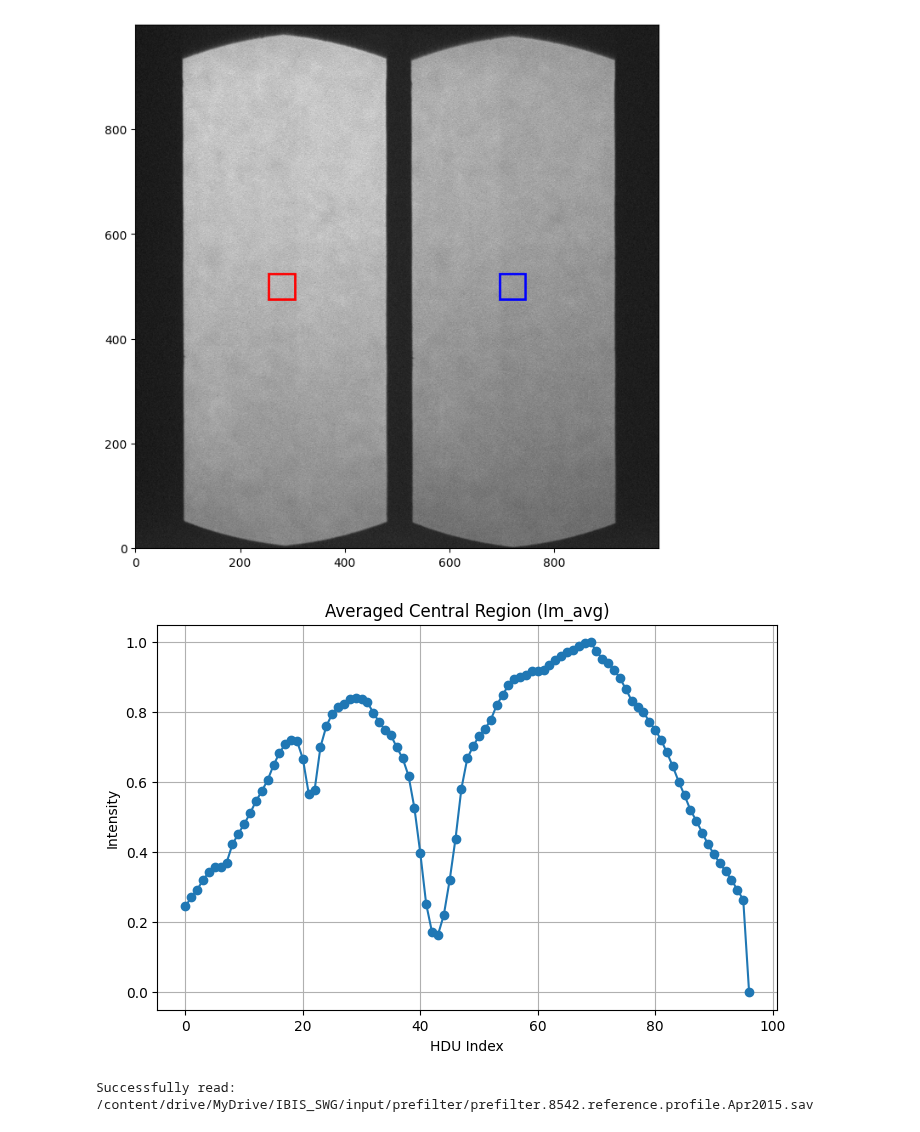
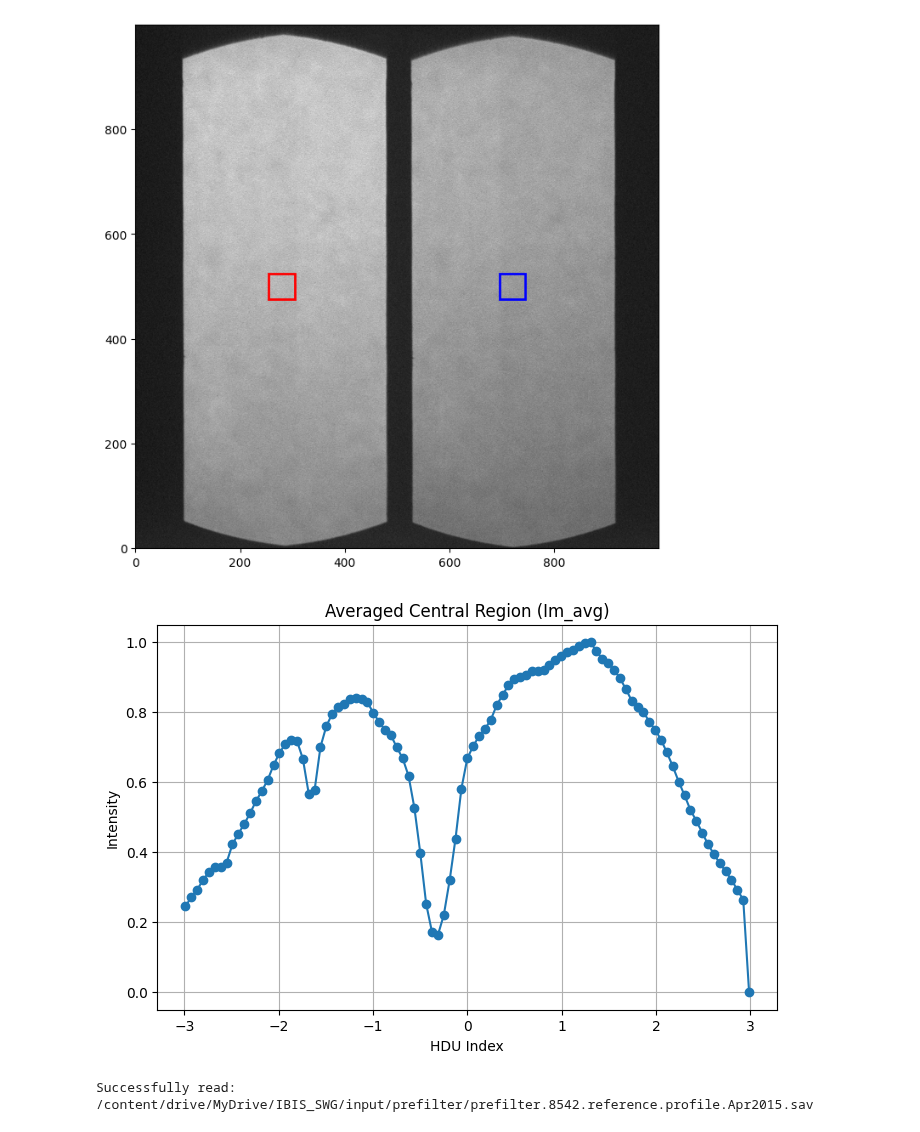
Before and after one commit to FabianaFerrente/ibis_pipeline, a Jupyter notebook: dayshift.ipynb, the cells around one changed output. Cells and saved outputs as stored; diff of their text form; code cells hidden in the pictures.

```diff
--- a/dayshift.ipynb
+++ b/dayshift.ipynb
@@ -9,34 +9,3 @@ from google.colab import drive
 drive.mount('/content/drive')
 # %% [output]
 Mounted at /content/drive
-# %%
-
-
-fits_files = glob.glob("/content/drive/MyDrive/IBIS_SWG/input/ImageSpectralScan/*8542.fits")
-# Check if FITS files exist
-if fits_files:
-    # Open the first FITS file
-    with fits.open(fits_files[0]) as hdul:
-        hdul.info()  # Print summary of HDU list
-
-        # Access primary data
-        image_data = hdul[1].data
-        header = hdul[1].header          #should we do that for all the hdul?
-
-        # Print header and data shape
-        # print(header)
-        if image_data is not None:
-            # print(f"Data shape: {image_data.shape}")
-
-            # Plot the image data
-            plt.figure(figsize=(8, 8))
-            plt.imshow(image_data, cmap='gray', origin='lower')
-            plt.colorbar(label='Intensity')
-            plt.title('FITS Image')
-            plt.xlabel('X Pixel')
-            plt.ylabel('Y Pixel')
-            plt.show()
-        else:
-            print("No data found in the primary HDU.")
-else:
-    print("No FITS files found in the directory.")
@@ -137,14 +152,14 @@ central_regions = (central_regions-np.min(central_regions)) / (np.max(central_re
 # %%
 
 plt.figure(figsize=(8, 5))
-plt.plot(central_regions, marker='o', linestyle='-')
+plt.plot(rel_wave_values, central_regions, marker='o', linestyle='-')
 plt.title('Averaged Central Region (Im_avg)')
 plt.xlabel('HDU Index')
 plt.ylabel('Intensity')
 plt.grid(True)
 plt.show()
 # %% [output]
-[figure, old version]
+[figure, new version]
 # %%
 
 
```
Also changed, not shown: parts of 2 cells of this notebook.
